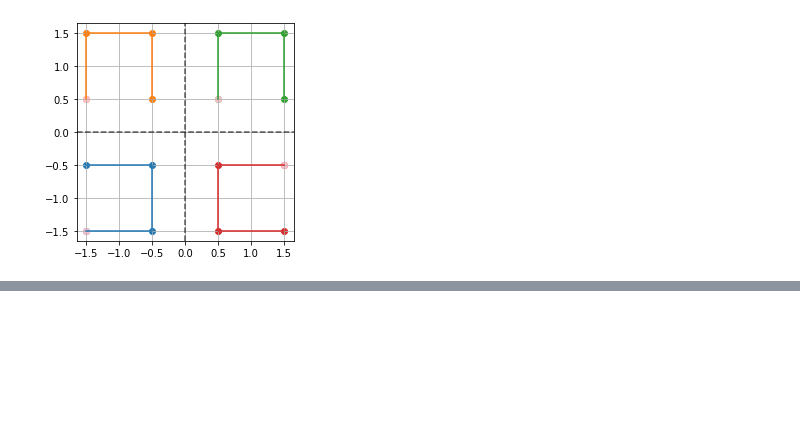
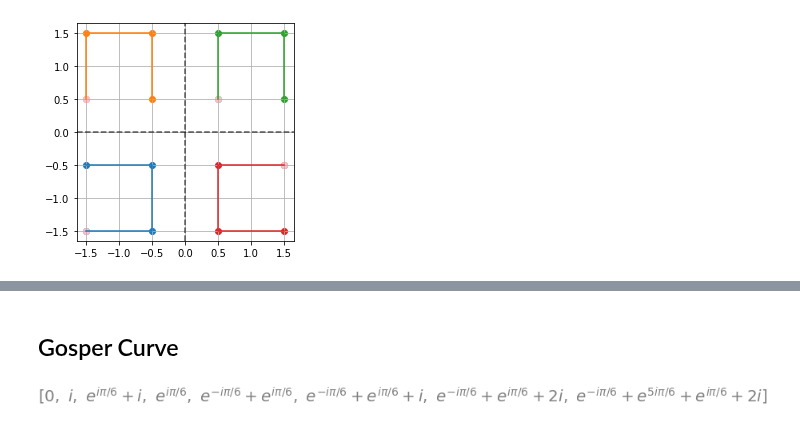
Before and after one commit to fractalclockwork/Math725, a Jupyter notebook: Projects/Space_Filling_Curves.ipynb, the cells around one changed output, grey strips where cells are left out. Cells and saved outputs as stored; diff of their text form; code cells hidden in the pictures; blank space fills up the shorter version.

```diff
--- a/Projects/Space_Filling_Curves.ipynb
+++ b/Projects/Space_Filling_Curves.ipynb
@@ -173,0 +181,28 @@ m_plot(X) # nope not quite, but we'll save some fun for Arek
+# %% [markdown]
+## Gosper Curve
+# %%
+##  Build our basis
+# 360/60, 2*sym.pi/6, 2*sym.pi- 2*sym.pi/6
+
+# translate
+# rotate -2π/3 and translate
+# rotate -5π/3 and translate
+# rotate -π/3 and translate
+# translate
+# rotate 2π/3 and translate
+
+z = 2*sym.pi*sym.I/6
+p0 = 0
+p1 = p0+sym.exp(sym.pi*sym.I/2)
+p2 = p1+sym.exp(z/2)
+p3 = p2+sym.exp(-sym.pi*sym.I/2)
+p4 = p3+sym.exp(-z/2)
+p5 = p4+sym.exp(sym.pi*sym.I/2)
+p6 = p5+sym.exp(sym.pi*sym.I/2)
+p7 = p6+sym.exp(5*z/2)
+# now fix up the Hilbert curve for complex affine transforms
+# %%
+p = [p0, p1, p2, p3, p4, p5, p6, p7]
+p
+# %% [output]
+[figure, added]
```
Also changed, not shown: parts of 8 cells of this notebook.
